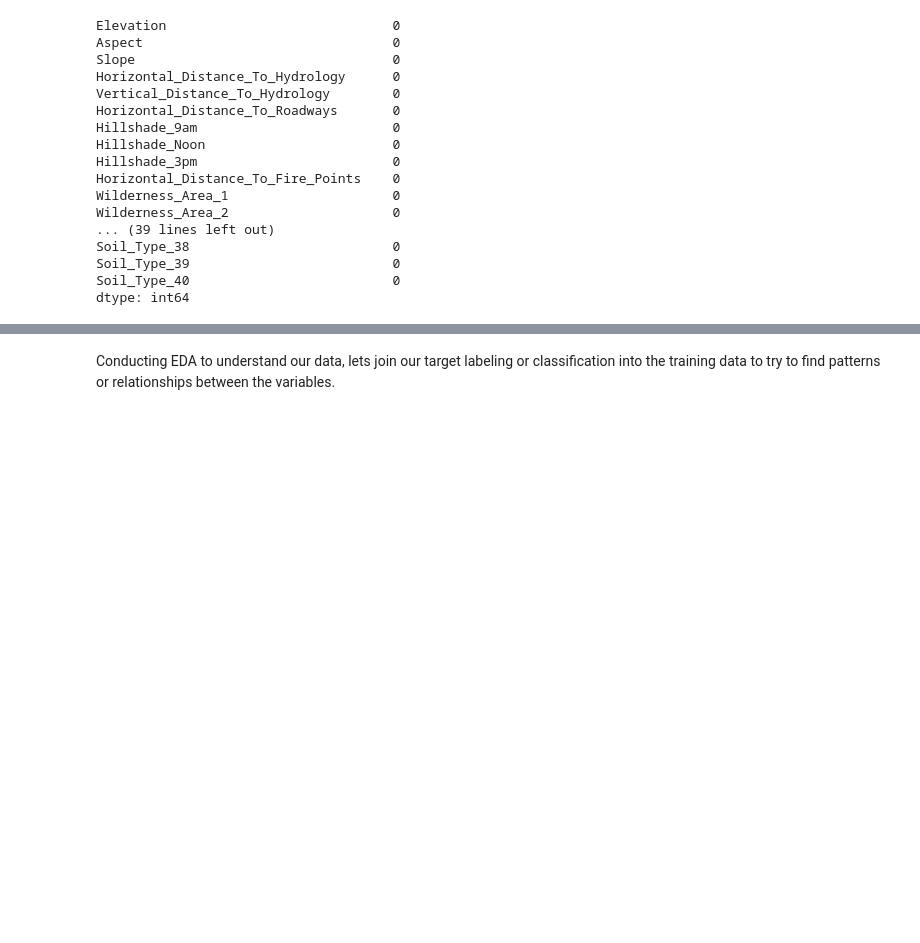
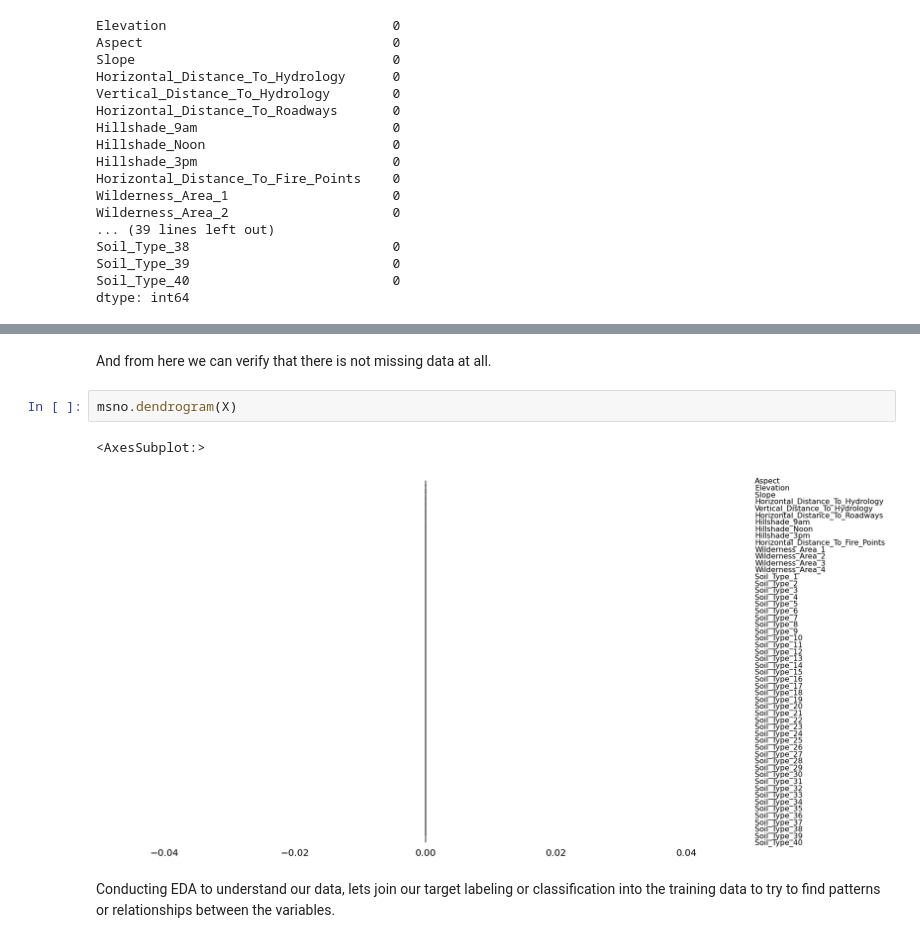
Before and after one commit to sebasmos/Forest_Analysis, a Jupyter notebook: EDA-forest.ipynb, the cells around one changed output, grey strips where cells are left out. Saved outputs shown, nothing was run; the diff lists cells and outputs as text; blank space fills up the shorter version.

```diff
--- a/EDA-forest.ipynb
+++ b/EDA-forest.ipynb
@@ -134,3 +123,10 @@ dtype: int64
+# %% [markdown]
+And from here we can verify that there is not missing data at all.
+# %%
+msno.dendrogram(X)
+# %% [output]
+<AxesSubplot:>
+[figure, added]
 # %% [markdown]
 Conducting EDA to understand our data, lets join our target labeling or classification into the training data to try to find patterns or relationships between the variables.
 # %%
```
Also changed, not shown: parts of 56 cells of this notebook, 7 other files.
